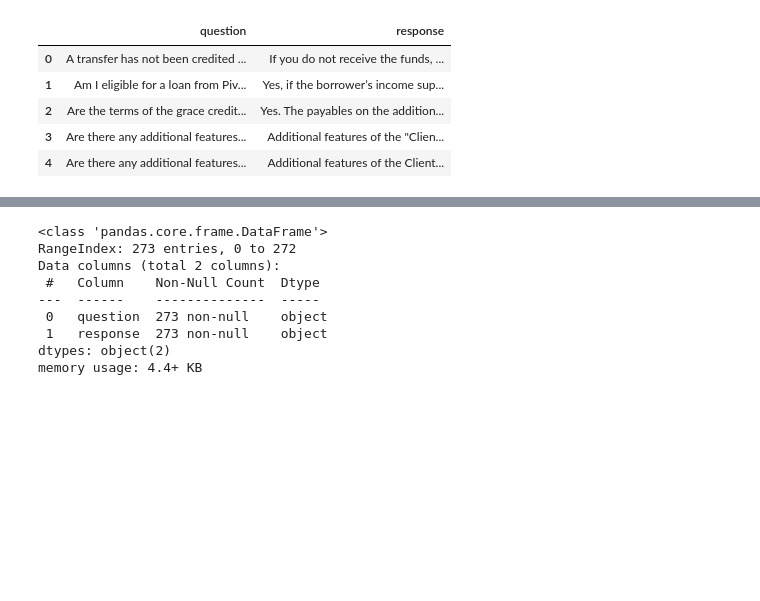
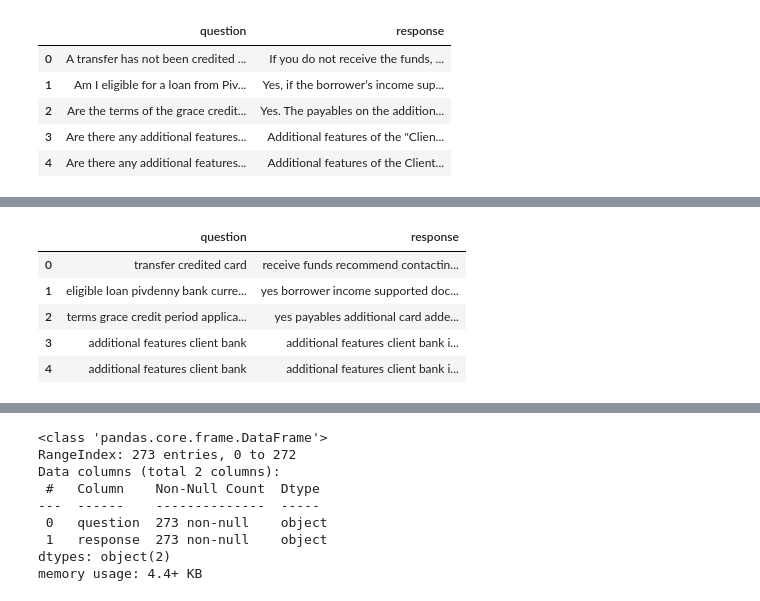
Before and after one commit to atonui/faqchatbot, a Jupyter notebook: bank_faqs.ipynb, the cells around one changed output, grey strips where cells are left out. Drawn from its saved outputs; the diff is of its cells as text; code cells hidden in the pictures; blank space fills up the shorter version.

```diff
--- a/bank_faqs.ipynb
+++ b/bank_faqs.ipynb
@@ -46,0 +108,13 @@ df.head()
+# %%
+#Create function to remove punctuation
+def remove_punctuation(text, punctuations):
+  for punctuation in punctuations:
+    if punctuation in text:
+      text = text.replace(punctuation, '')
+    return text.strip().lower()
+
+def remove_punctuation_list(word_token, punctuations):
+  for word in word_token:
+    if word in punctuations:
+      word_token.remove(word)
+  return word_token
@@ -46,0 +138,31 @@ df.head()
+# %%
+# Remove stopwords
+# Load NLTK stopwords
+stop_words = set(stopwords.words('english'))
+
+# Create a function for data cleaning of the speeches
+def clean_text(text):
+    #text = text.lower()  # Change all characters to lowercase
+    text = re.sub('\[.*?\]', '', text)  # Removes square bracketed text
+    text = re.sub('[%s]' % re.escape(string.punctuation), ' ', text)  # Replaces any punctuation characters with spaces
+    text = re.sub('[\d\n]', ' ', text)  # Removes digits and newline characters
+
+    # Tokenize the text
+    words = word_tokenize(text)
+
+    # Remove stop words and single-letter words
+    words = [word for word in words if word.lower() not in stop_words and len(word) > 1]
+
+    return ' '.join(words)
+
+# Apply the function to the 'Speech' column
+df_copy['question'] = df_copy['question'].apply(clean_text)
+df_copy['response'] = df_copy['response'].apply(clean_text)
+df_copy.head()
+# %% [output]
+|  | question | response |
+| 0 | transfer credited card | receive funds recommend contactin... |
+| 1 | eligible loan pivdenny bank curre... | yes borrower income supported doc... |
+| 2 | terms grace credit period applica... | yes payables additional card adde... |
+| 3 | additional features client bank | additional features client bank i... |
+| 4 | additional features client bank | additional features client bank i... |
```
Also changed, not shown: parts of 8 cells of this notebook, 3 other files.
